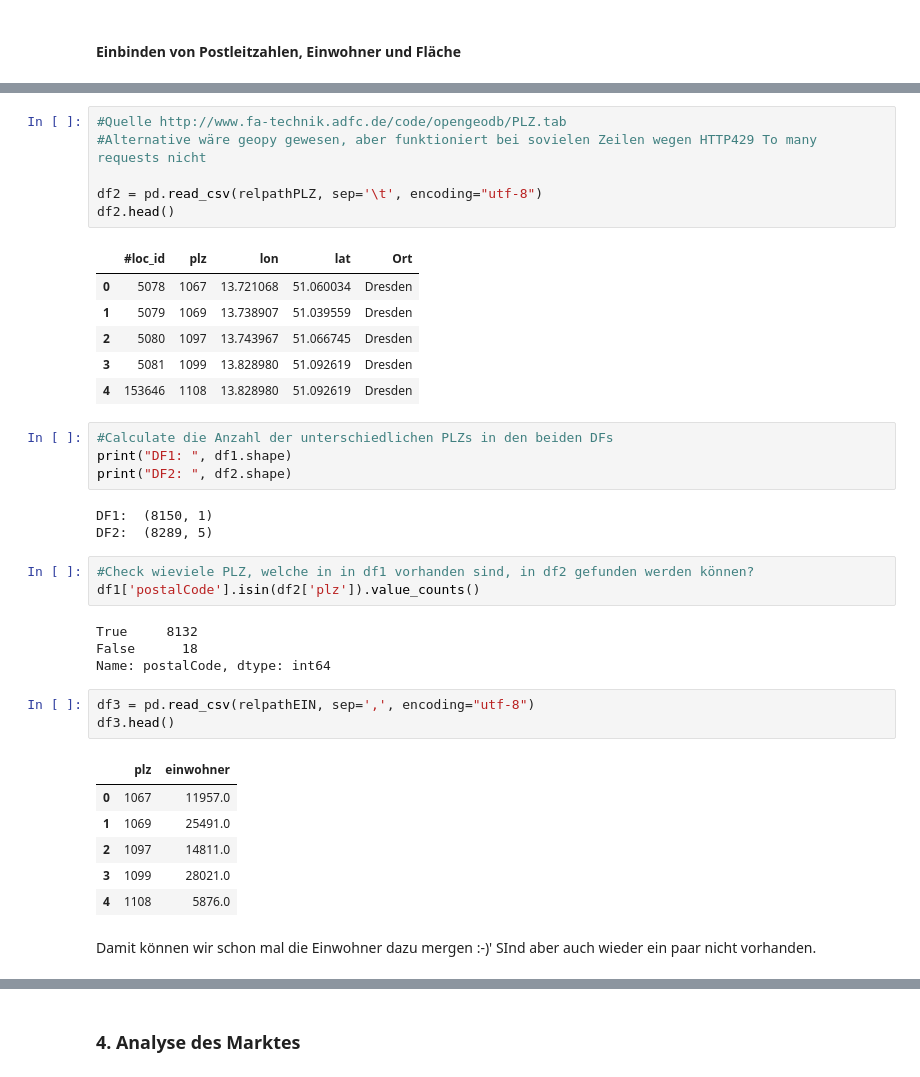
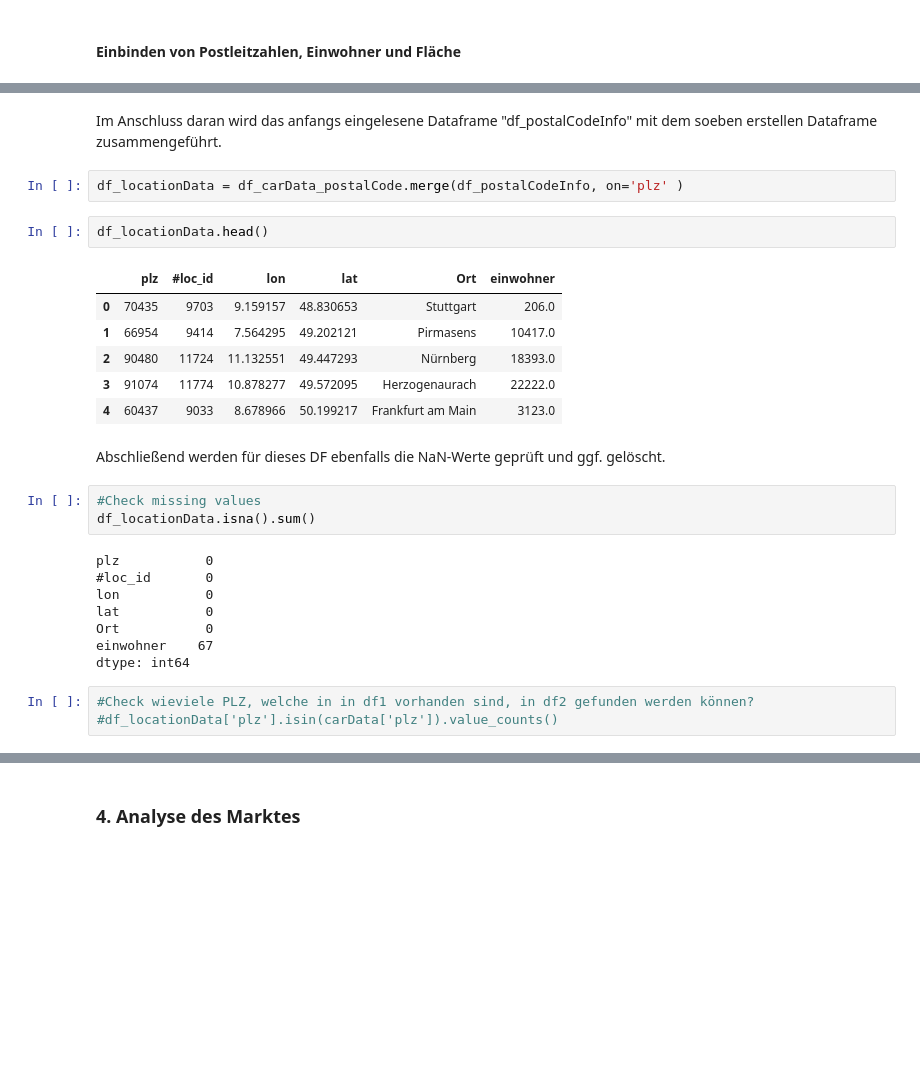
Before and after one commit to ChristianUlrichRoth/ds-assignment, a Jupyter notebook: MajorAssignment/Hauptaufgabe2.ipynb, the cells around one changed output, grey strips where cells are left out. Drawn from its saved outputs; the diff is of its cells as text; blank space fills up the shorter version.

```diff
--- a/MajorAssignment/Hauptaufgabe2.ipynb
+++ b/MajorAssignment/Hauptaufgabe2.ipynb
@@ -336,39 +315,29 @@ df1
-# %%
-#Quelle http://www.fa-technik.adfc.de/code/opengeodb/PLZ.tab
-#Alternative wäre geopy gewesen, aber funktioniert bei sovielen Zeilen wegen HTTP429 To many requests nicht
-
-df2 = pd.read_csv(relpathPLZ, sep='\t', encoding="utf-8")
-df2.head()
-# %% [output]
-|  | #loc_id | plz | lon | lat | Ort |
-| 0 | 5078 | 1067 | 13.721068 | 51.060034 | Dresden |
-| 1 | 5079 | 1069 | 13.738907 | 51.039559 | Dresden |
-| 2 | 5080 | 1097 | 13.743967 | 51.066745 | Dresden |
-| 3 | 5081 | 1099 | 13.828980 | 51.092619 | Dresden |
-| 4 | 153646 | 1108 | 13.828980 | 51.092619 | Dresden |
-# %%
-#Calculate die Anzahl der unterschiedlichen PLZs in den beiden DFs
-print("DF1: ", df1.shape)
-print("DF2: ", df2.shape)
-# %% [output]
-DF1:  (8150, 1)
-DF2:  (8289, 5)
+# %% [markdown]
+Im Anschluss daran wird das anfangs eingelesene Dataframe "df_postalCodeInfo" mit dem soeben erstellen Dataframe zusammengeführt.
+# %%
+df_locationData = df_carData_postalCode.merge(df_postalCodeInfo, on='plz' )
+# %%
+df_locationData.head()
+# %% [output]
+|  | plz | #loc_id | lon | lat | Ort | einwohner |
+| 0 | 70435 | 9703 | 9.159157 | 48.830653 | Stuttgart | 206.0 |
+| 1 | 66954 | 9414 | 7.564295 | 49.202121 | Pirmasens | 10417.0 |
+| 2 | 90480 | 11724 | 11.132551 | 49.447293 | Nürnberg | 18393.0 |
+| 3 | 91074 | 11774 | 10.878277 | 49.572095 | Herzogenaurach | 22222.0 |
+| 4 | 60437 | 9033 | 8.678966 | 50.199217 | Frankfurt am Main | 3123.0 |
+# %% [markdown]
+Abschließend werden für dieses DF ebenfalls die NaN-Werte geprüft und ggf. gelöscht.
+# %%
+#Check missing values
+df_locationData.isna().sum()
+# %% [output]
+plz           0
+#loc_id       0
+lon           0
+lat           0
+Ort           0
+einwohner    67
+dtype: int64
 # %%
 #Check wieviele PLZ, welche in in df1 vorhanden sind, in df2 gefunden werden können?
-df1['postalCode'].isin(df2['plz']).value_counts()
+#df_locationData['plz'].isin(carData['plz']).value_counts()
-# %% [output]
-True     8132
-False      18
-Name: postalCode, dtype: int64
-# %%
-df3 = pd.read_csv(relpathEIN, sep=',', encoding="utf-8")
-df3.head()
-# %% [output]
-|  | plz | einwohner |
-| 0 | 1067 | 11957.0 |
-| 1 | 1069 | 25491.0 |
-| 2 | 1097 | 14811.0 |
-| 3 | 1099 | 28021.0 |
-| 4 | 1108 | 5876.0 |
-# %% [markdown]
-Damit können wir schon mal die Einwohner dazu mergen :-)' SInd aber auch wieder ein paar nicht vorhanden.
```
Also changed, not shown: parts of 23 cells of this notebook.
